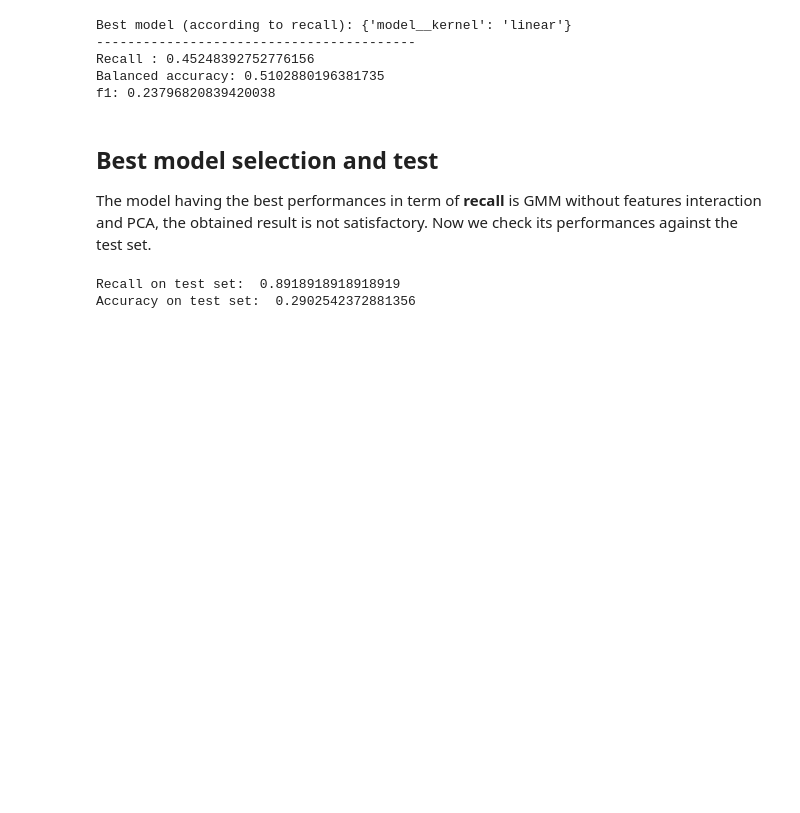
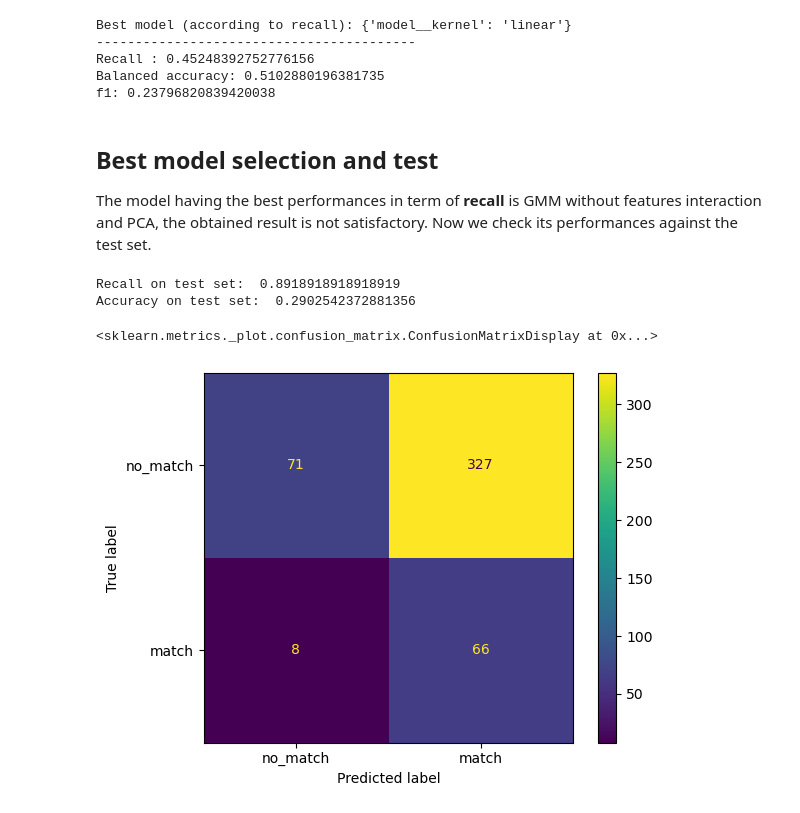
Before and after one commit to Marcondiro/malis-speed-dating, a Jupyter notebook: Models_Pipeline.ipynb, the cells around one changed output. Saved outputs shown, nothing was run; the diff lists cells and outputs as text; code cells hidden in the pictures; blank space fills up the shorter version.

Commit message:
Add accuracy and confusion matrix to test

```diff
--- a/Models_Pipeline.ipynb
+++ b/Models_Pipeline.ipynb
@@ -416,10 +417,18 @@ The model having the best performances in term of __recall__ is GMM without feat
 Now we check its performances against the test set.
 # %%
 test_recall = gmm_model.score(X_te, y_te)
-test_accuracy = np.count_nonzero(gmm_model.best_estimator_.predict(X_te) == y_te) / len(y_te)
+prediction = gmm_model.best_estimator_.predict(X_te)
+test_accuracy = np.count_nonzero(prediction == y_te) / len(y_te)
 
 print("Recall on test set: ", test_recall)
 print("Accuracy on test set: ", test_accuracy)
 # %% [output]
 Recall on test set:  0.8918918918918919
 Accuracy on test set:  0.2902542372881356
+# %%
+cm = confusion_matrix(y_te, prediction)
+disp = ConfusionMatrixDisplay(confusion_matrix=cm, display_labels=['no_match', 'match'])
+disp.plot()
+# %% [output]
+<sklearn.metrics._plot.confusion_matrix.ConfusionMatrixDisplay at 0x...>
+[figure, added]
```
Also changed, not shown: parts of 2 cells of this notebook.
